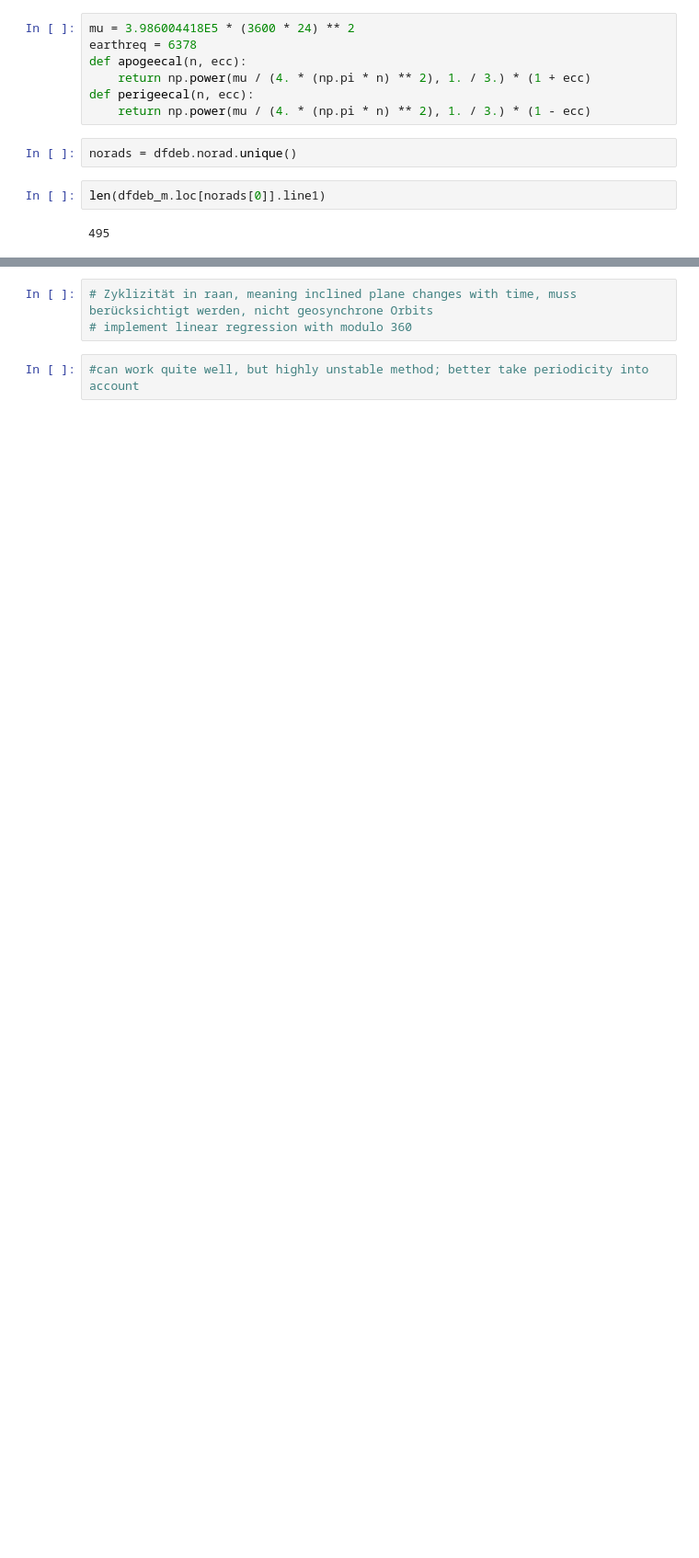
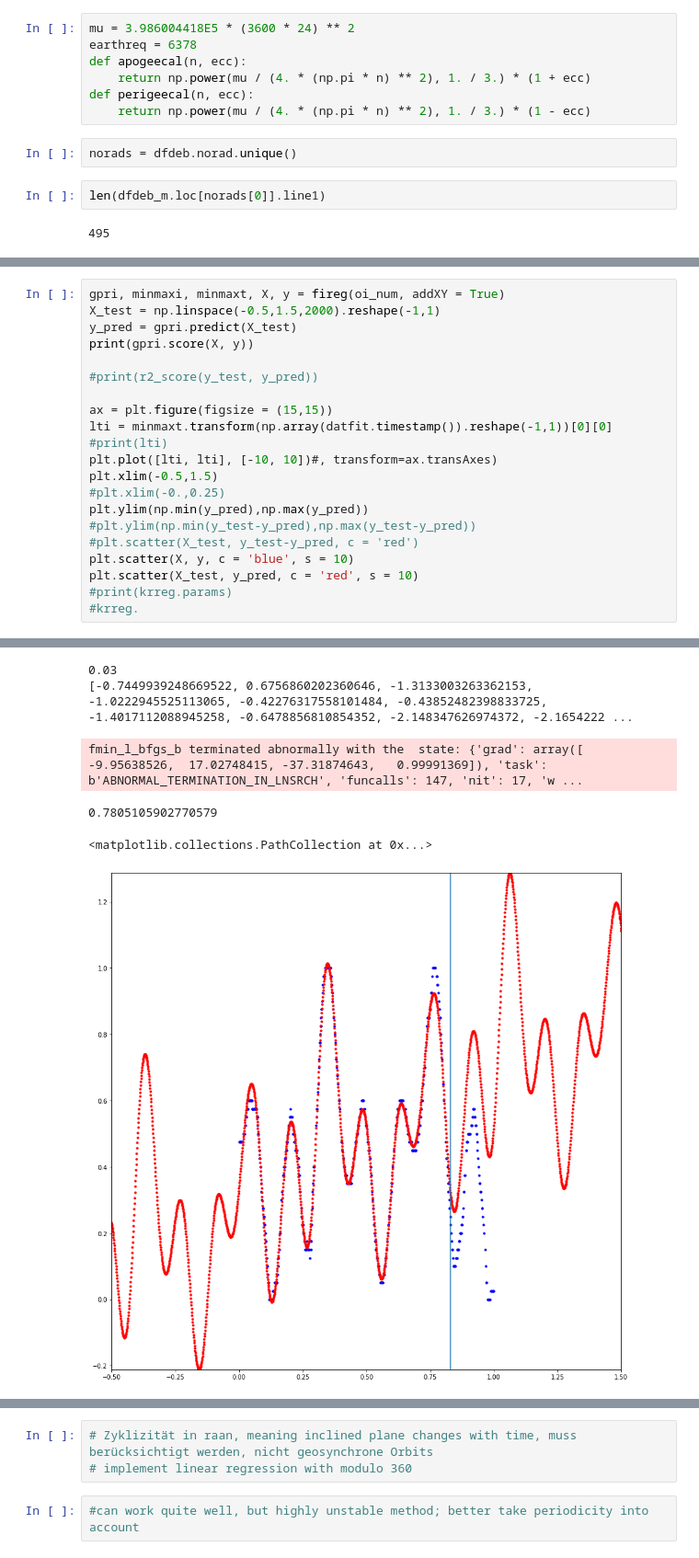
Before and after one commit to pniksa/Orbit_Rep, a Jupyter notebook: Regression_GPRmodreg.ipynb, the cells around one changed output, grey strips where cells are left out. Shown at 92% size. Cells and saved outputs as stored; diff of their text form; blank space fills up the shorter version.

```diff
--- a/Regression_GPRmodreg.ipynb
+++ b/Regression_GPRmodreg.ipynb
@@ -307,0 +608,22 @@ doing 372 [0.98793536] [0.72713867]
+# %%
+gpri, minmaxi, minmaxt, X, y = fireg(oi_num, addXY = True)
+X_test = np.linspace(-0.5,1.5,2000).reshape(-1,1)
+y_pred = gpri.predict(X_test)
+print(gpri.score(X, y))
+
+#print(r2_score(y_test, y_pred))
+
+ax = plt.figure(figsize = (15,15))
+lti = minmaxt.transform(np.array(datfit.timestamp()).reshape(-1,1))[0][0]
+#print(lti)
+plt.plot([lti, lti], [-10, 10])#, transform=ax.transAxes)
+plt.xlim(-0.5,1.5)
+#plt.xlim(-0.,0.25)
+plt.ylim(np.min(y_pred),np.max(y_pred))
+#plt.ylim(np.min(y_test-y_pred),np.max(y_test-y_pred))
+#plt.scatter(X_test, y_test-y_pred, c = 'red')
+plt.scatter(X, y, c = 'blue', s = 10)
+plt.scatter(X_test, y_pred, c = 'red', s = 10)
+#print(krreg.params)
+#krreg.
+# %% [output]
@@ -307,0 +647,6 @@ doing 372 [0.98793536] [0.72713867]
+0.03
+[-0.7449939248669522, 0.6756860202360646, -1.3133003263362153, -1.0222945525113065, -0.42276317558101484, -0.43852482398833725, -1.4017112088945258, -0.6478856810854352, -2.148347626974372, -2.1654222 ...
+fmin_l_bfgs_b terminated abnormally with the  state: {'grad': array([ -9.95638526,  17.02748415, -37.31874643,   0.99991369]), 'task': b'ABNORMAL_TERMINATION_IN_LNSRCH', 'funcalls': 147, 'nit': 17, 'w ...
+0.7805105902770579
+<matplotlib.collections.PathCollection at 0x...>
+[figure, added]
```
Also changed, not shown: parts of 83 cells of this notebook, 1 other file.
